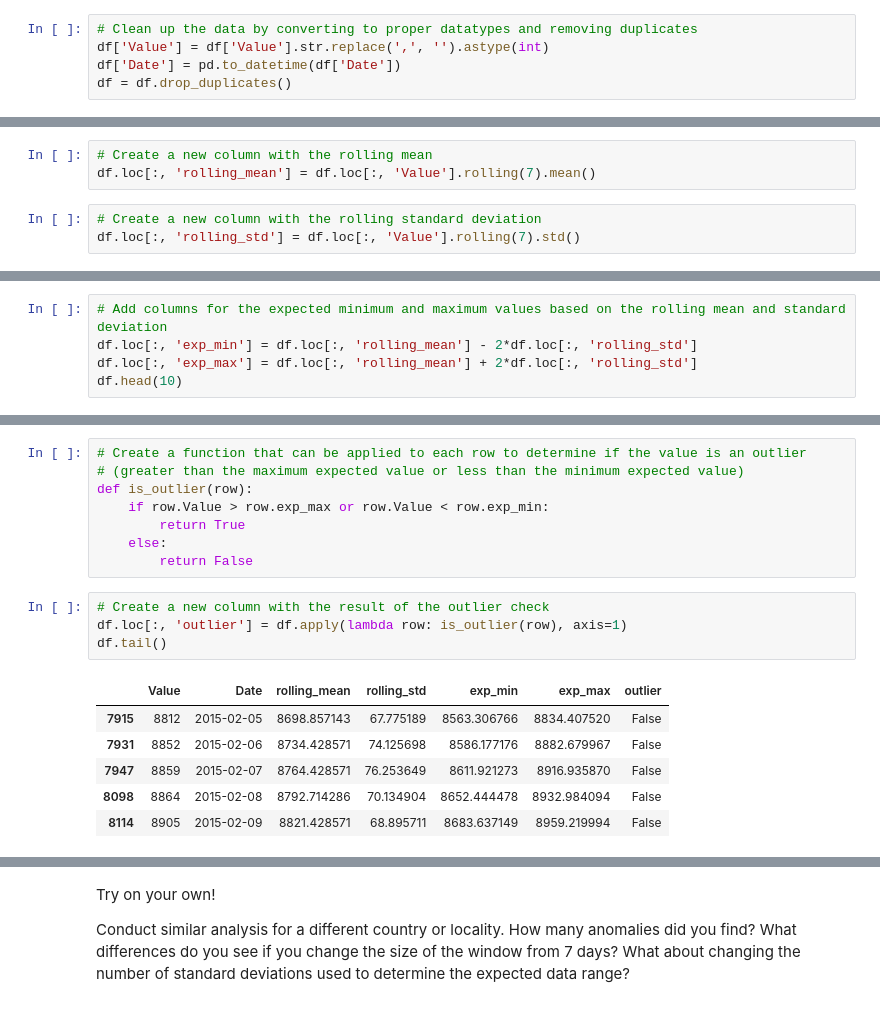
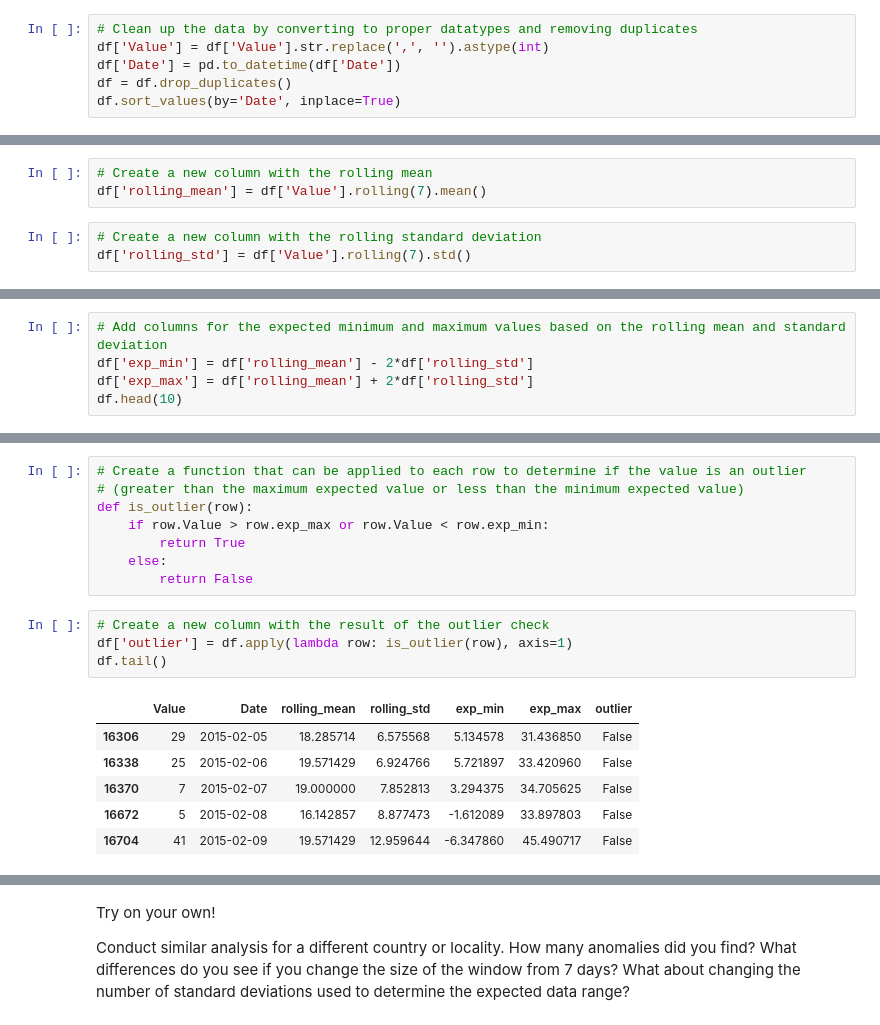
Before and after one commit to evan-burke/m3_sf_2020_training, a Jupyter notebook: Anomaly Detection Demo.ipynb, the cells around one changed output, grey strips where cells are left out. Saved outputs shown, nothing was run; the diff lists cells and outputs as text.

```diff
--- a/Anomaly Detection Demo.ipynb
+++ b/Anomaly Detection Demo.ipynb
@@ -43,6 +45,7 @@ df.describe()
 df['Value'] = df['Value'].str.replace(',', '').astype(int)
 df['Date'] = pd.to_datetime(df['Date'])
 df = df.drop_duplicates()
+df.sort_values(by='Date', inplace=True)
 # %%
 # Now that "Value" is an integer, more descriptive statistics are available
 df.describe()
@@ -89,10 +92,10 @@ The graph above shows a couple places where the number of cases significantly in
 First we calculate a moving average and standard deviation for the data. In this example, we use a seven day window for the rolling statistics.
 # %%
 # Create a new column with the rolling mean
-df.loc[:, 'rolling_mean'] = df.loc[:, 'Value'].rolling(7).mean()
+df['rolling_mean'] = df['Value'].rolling(7).mean()
 # %%
 # Create a new column with the rolling standard deviation
-df.loc[:, 'rolling_std'] = df.loc[:, 'Value'].rolling(7).std()
+df['rolling_std'] = df['Value'].rolling(7).std()
 # %% [markdown]
 Because the rolling statistics are calculated from the previous 7 days, the first six days of data will not have these data points.
 # %%
@@ -114,7 +136,7 @@ The empirical rule tells us that, for normally distributed data, 95% of data poi
 # %%
 # Add columns for the expected minimum and maximum values based on the rolling mean and standard deviation
-df.loc[:, 'exp_min'] = df.loc[:, 'rolling_mean'] - 2*df.loc[:, 'rolling_std']
-df.loc[:, 'exp_max'] = df.loc[:, 'rolling_mean'] + 2*df.loc[:, 'rolling_std']
+df['exp_min'] = df['rolling_mean'] - 2*df['rolling_std']
+df['exp_max'] = df['rolling_mean'] + 2*df['rolling_std']
 df.head(10)
 # %% [output]
 |  | Value | Date | rolling_mean | rolling_std | exp_min | exp_max |
@@ -138,15 +174,15 @@ def is_outlier(row):
         return False
 # %%
 # Create a new column with the result of the outlier check
-df.loc[:, 'outlier'] = df.apply(lambda row: is_outlier(row), axis=1)
+df['outlier'] = df.apply(lambda row: is_outlier(row), axis=1)
 df.tail()
 # %% [output]
 |  | Value | Date | rolling_mean | rolling_std | exp_min | exp_max | outlier |
-| 7915 | 8812 | 2015-02-05 | 8698.857143 | 67.775189 | 8563.306766 | 8834.407520 | False |
-| 7931 | 8852 | 2015-02-06 | 8734.428571 | 74.125698 | 8586.177176 | 8882.679967 | False |
-| 7947 | 8859 | 2015-02-07 | 8764.428571 | 76.253649 | 8611.921273 | 8916.935870 | False |
-| 8098 | 8864 | 2015-02-08 | 8792.714286 | 70.134904 | 8652.444478 | 8932.984094 | False |
-| 8114 | 8905 | 2015-02-09 | 8821.428571 | 68.895711 | 8683.637149 | 8959.219994 | False |
+| 16306 | 29 | 2015-02-05 | 18.285714 | 6.575568 | 5.134578 | 31.436850 | False |
+| 16338 | 25 | 2015-02-06 | 19.571429 | 6.924766 | 5.721897 | 33.420960 | False |
+| 16370 | 7 | 2015-02-07 | 19.000000 | 7.852813 | 3.294375 | 34.705625 | False |
+| 16672 | 5 | 2015-02-08 | 16.142857 | 8.877473 | -1.612089 | 33.897803 | False |
+| 16704 | 41 | 2015-02-09 | 19.571429 | 12.959644 | -6.347860 | 45.490717 | False |
 # %%
 # Look for the rows with outlier=True to see the days that fit the parameters we defined for an outlier
 df[(df['outlier'] == True)]
```
Also changed, not shown: parts of 13 cells of this notebook, 3 other files.
